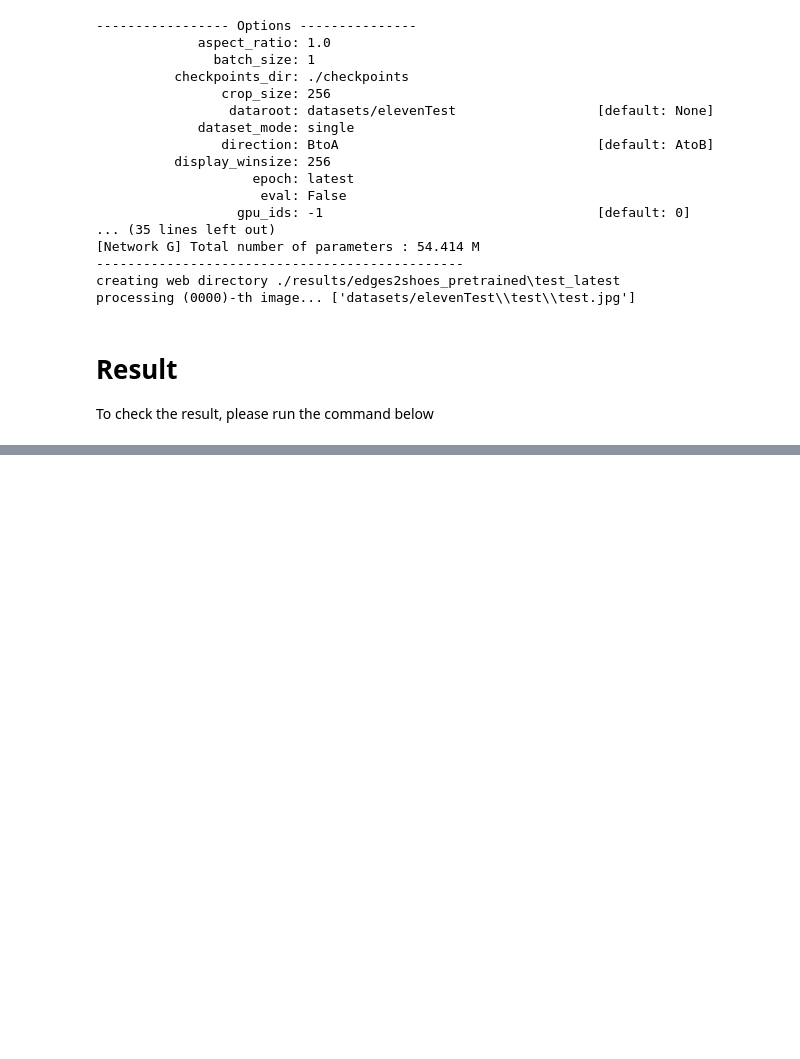
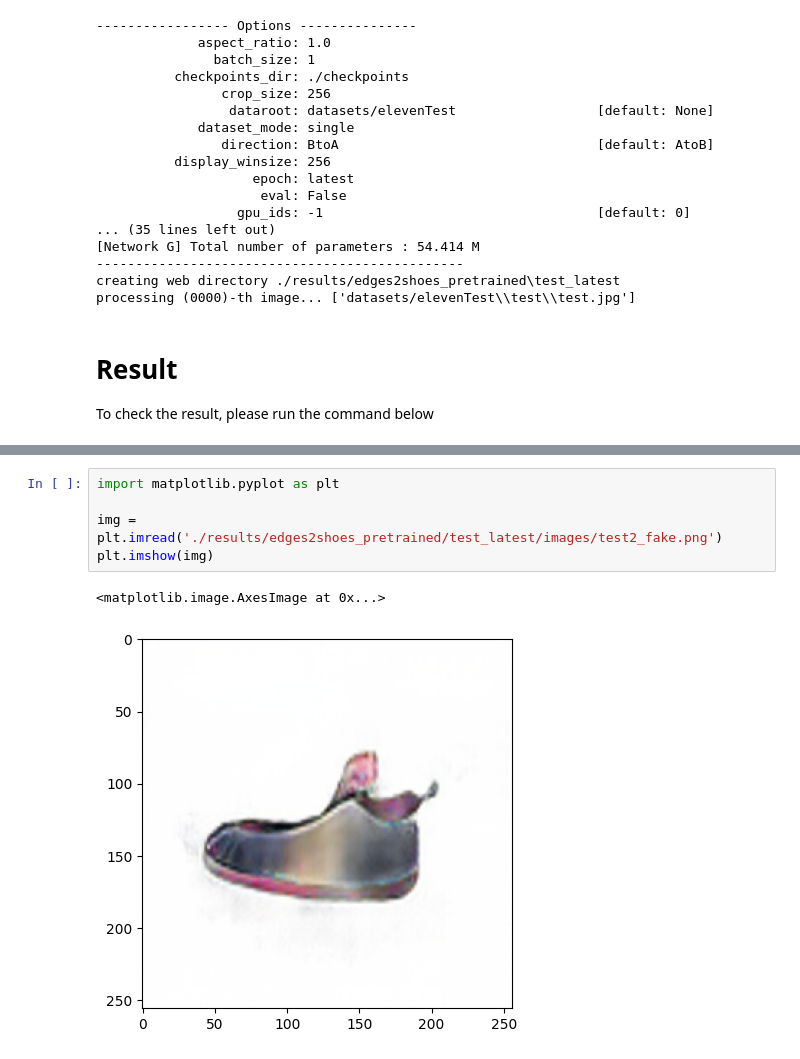
Before and after one commit to jungcyb/opensw23-eleven, a Jupyter notebook: pix2pix.ipynb, the cells around one changed output, grey strips where cells are left out. Saved outputs shown, nothing was run; the diff lists cells and outputs as text; blank space fills up the shorter version.

```diff
--- a/pix2pix.ipynb
+++ b/pix2pix.ipynb
@@ -96,0 +108,8 @@ To check the result, please run the command below
+# %%
+import matplotlib.pyplot as plt
+
+img = plt.imread('./results/edges2shoes_pretrained/test_latest/images/test2_fake.png')
+plt.imshow(img)
+# %% [output]
+<matplotlib.image.AxesImage at 0x...>
+[figure, added]
```
Also changed, not shown: parts of 3 cells of this notebook.
